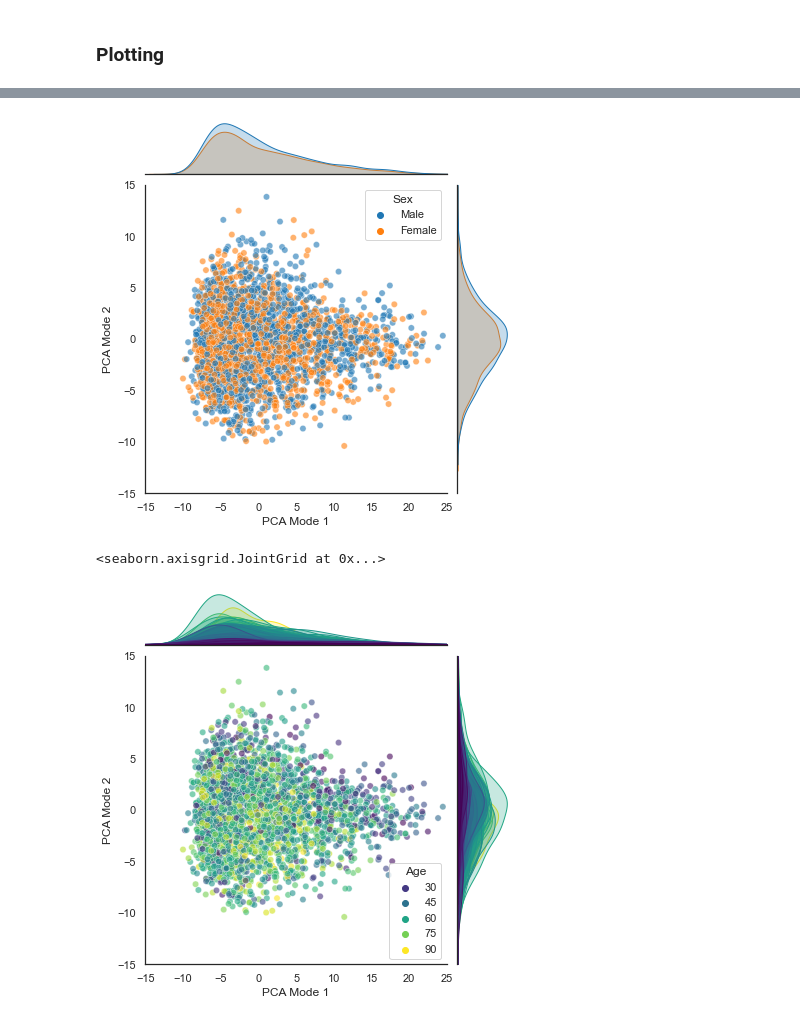
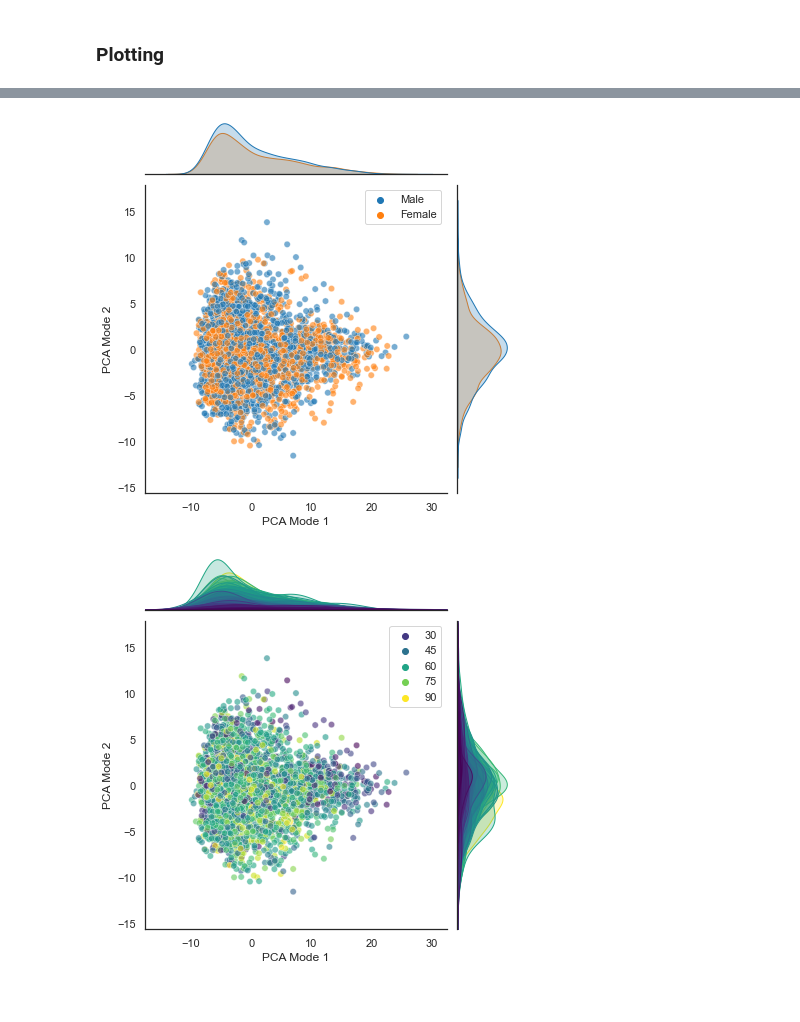
Before and after one commit to biomedia-mira/chexploration, a Jupyter notebook: notebooks/chexpert.explorer.ipynb, the cells around one changed output, grey strips where cells are left out. Cells and saved outputs as stored; diff of their text form; code cells hidden in the pictures.

```diff
--- a/notebooks/chexpert.explorer.ipynb
+++ b/notebooks/chexpert.explorer.ipynb
@@ -194,6 +196,9 @@ ylim = [-15, 15]
 # %%
 label = 'Disease'
 sns.set_theme(style="white", palette=None)
-sns.jointplot(x=xdat, y=ydat, hue=label, kind=kind, alpha=alpha, xlim=xlim, ylim=ylim, marker=style, s=markersize, hue_order=['Pleural Effusion', 'Other', 'No Finding'], data=sample_test)
-# plt.savefig(method + '-' + model + '-disease.png', bbox_inches='tight', dpi=300)
+fig = sns.jointplot(x=xdat, y=ydat, hue=label, kind=kind, alpha=alpha, marker=style, s=markersize, hue_order=['Pleural Effusion', 'Other', 'No Finding'], data=sample_test)
+fig.ax_joint.legend(loc='upper right')
+# plt.savefig(method + '-' + model + '-disease-mode-1+2.' + out_format, bbox_inches='tight', dpi=300)
+xlim = fig.ax_joint.get_xlim()
+ylim = fig.ax_joint.get_ylim()
 # %% [output]
@@ -202,18 +206,19 @@ sns.jointplot(x=xdat, y=ydat, hue=label, kind=kind, alpha=alpha, xlim=xlim, ylim
 # %%
 label = 'Sex'
 sns.set_theme(style="white", palette=None)
-sns.jointplot(x=xdat, y=ydat, hue=label, kind=kind, alpha=alpha, xlim=xlim, ylim=ylim, marker=style, s=markersize, hue_order=['Male', 'Female'], data=sample_test)
-# plt.savefig(method + '-' + model + '-sex.png', bbox_inches='tight', dpi=300)
+fig = sns.jointplot(x=xdat, y=ydat, hue=label, kind=kind, alpha=alpha, xlim=xlim, ylim=ylim, marker=style, s=markersize, hue_order=['Male', 'Female'], data=sample_test)
+fig.ax_joint.legend(loc='upper right')
+# plt.savefig(method + '-' + model + '-sex-mode-1+2.' + out_format, bbox_inches='tight', dpi=300)
 # %% [output]
-[figure, old version]
+[figure, new version]
 # %%
 label = 'Age'
 sns.set_theme(style="white", palette=None)
-sns.jointplot(x=xdat, y=ydat, hue=label, alpha=alpha, xlim=xlim, ylim=ylim, marker=style, s=markersize, palette='viridis', data=sample_test)
-# plt.savefig(method + '-' + model + '-age.png', bbox_inches='tight', dpi=300)
+fig = sns.jointplot(x=xdat, y=ydat, hue=label, alpha=alpha, xlim=xlim, ylim=ylim, marker=style, s=markersize, palette='viridis', data=sample_test)
+fig.ax_joint.legend(loc='upper right')
+# plt.savefig(method + '-' + model + '-age-mode-1+2.' + out_format, bbox_inches='tight', dpi=300)
 # %% [output]
-<seaborn.axisgrid.JointGrid at 0x...>
-[figure, old version]
+[figure, new version]
 # %%
 label = 'Race'
 sns.set_theme(style="white", palette=None)
```
Also changed, not shown: parts of 21 cells of this notebook, 1 other file.
